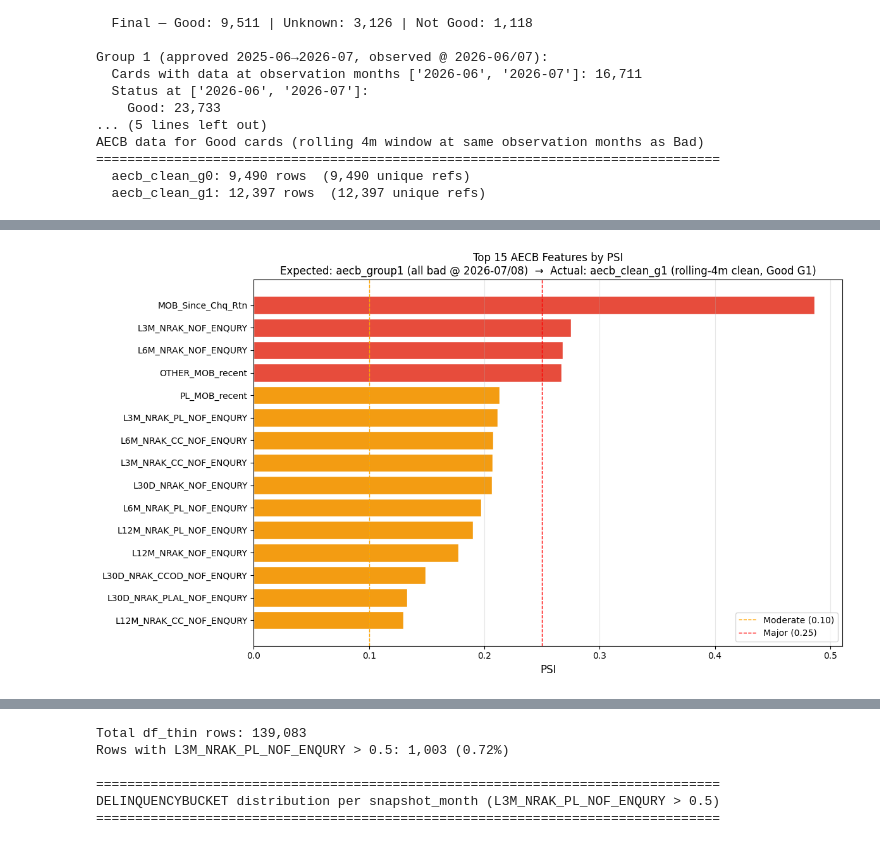
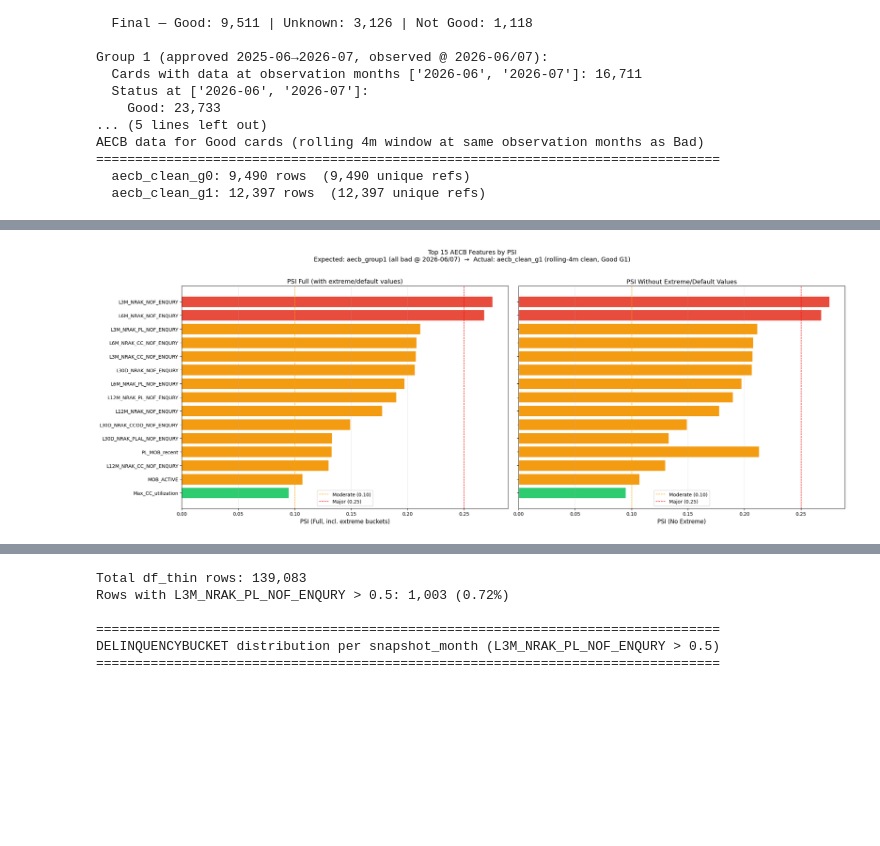
Before and after one commit to zhengzhu-rakbank/credit_card_application_playground, a Jupyter notebook: CC_Approval_AECB_Data_Pull.ipynb, the cells around one changed output, grey strips where cells are left out. Cells and saved outputs as stored; diff of their text form; code cells hidden in the pictures; blank space fills up the shorter version.

```diff
--- a/CC_Approval_AECB_Data_Pull.ipynb
+++ b/CC_Approval_AECB_Data_Pull.ipynb
@@ -811,11 +867,11 @@ refs_group1 = card_to_ref_curr[card_to_ref_curr['CREDITCARDNO'].isin(bad_group1_
 # Filter AECB data for each group
 aecb_group0 = aecb_pd_prev[aecb_pd_prev['Reference_Number'].isin(refs_group0)].copy()
 aecb_group0['group'] = 0
-aecb_group0['group_label'] = 'G0: Bad@2025-07/08 (approved 2024-06→2025-07)'
+aecb_group0['group_label'] = 'G0: Bad@2025-06/07 (approved 2024-06→2025-07)'
 
 aecb_group1 = aecb_pd[aecb_pd['Reference_Number'].isin(refs_group1)].copy()
 aecb_group1['group'] = 1
-aecb_group1['group_label'] = 'G1: Bad@2026-07/08 (approved 2025-06→2026-07)'
+aecb_group1['group_label'] = 'G1: Bad@2026-06/07 (approved 2025-06→2026-07)'
 
 print(f"AECB rows — Group 0: {len(aecb_group0):,} | Group 1: {len(aecb_group1):,}")
 
@@ -881,8 +937,8 @@ colors = ['#e74c3c' if v > 0 else '#2ecc71' for v in top20['mean_pct_change']]
 ax.barh(top20.index, top20['mean_pct_change'], color=colors)
 ax.set_xlabel('Mean % Change (G0 → G1)', fontsize=11)
 ax.set_title('Top 20 Feature Changes (mean % change)\n'
-             'G0: Bad@2025-07/08 approved 2024-06→2025-07  |  '
-             'G1: Bad@2026-07/08 approved 2025-06→2026-07', fontsize=11)
+             'G0: Bad@2025-06/07 approved 2024-06→2025-07  |  '
+             'G1: Bad@2026-06/07 approved 2025-06→2026-07', fontsize=11)
 ax.axvline(0, color='black', linewidth=0.8)
 ax.grid(True, alpha=0.3, axis='x')
 
@@ -1261,36 +1400,30 @@ AECB data for Good cards (rolling 4m window at same observation months as Bad)
 import numpy as np
 import matplotlib.pyplot as plt
 
-def compute_psi(expected, actual, bins=10, eps=1e-4):
-    """PSI between two 1-D arrays using quantile binning on expected."""
-    expected = expected.dropna().values
-    actual   = actual.dropna().values
-    if len(expected) < bins or len(actual) < bins:
-        return np.nan
-    breakpoints = np.unique(np.percentile(expected, np.linspace(0, 100, bins + 1)))
-    if len(breakpoints) <= 1:
-        return np.nan
-    expected_counts = np.histogram(expected, bins=breakpoints)[0] + eps
-    actual_counts   = np.histogram(actual,   bins=breakpoints)[0] + eps
-    expected_pct = expected_counts / expected_counts.sum()
-    actual_pct   = actual_counts   / actual_counts.sum()
-    return np.sum((actual_pct - expected_pct) * np.log(actual_pct / expected_pct))
+
 
 # --- Identify common numeric columns -----------------------------------------
 numeric_cols_all  = set(aecb_group1.select_dtypes(include='number').columns)
 numeric_cols_clean = set(aecb_clean_g1.select_dtypes(include='number').columns)
 common_numeric = sorted(numeric_cols_all & numeric_cols_clean - {'group'})
 
-# --- Compute PSI for every common numeric feature -----------------------------
+# --- Compute PSI (full & no-extreme) for every common numeric feature --------
 psi_results = []
 for col in common_numeric:
-    psi_val = compute_psi(aecb_group1[col], aecb_clean_g1[col], bins=10)
-    psi_results.append({'feature': col, 'PSI': psi_val})
+    res = compute_psi_v2(aecb_group1[col], aecb_clean_g1[col], bins=10,
+                         extreme_thresholds=(99, 999, 9999, -1, -99))
+    psi_results.append({
+        'feature': col,
+        'PSI_full': res['psi_full'],
+        'PSI_no_extreme': res['psi_no_extreme'],
+        'n_extreme_exp': res['n_extreme_exp'],
+        'n_extreme_act': res['n_extreme_act'],
+    })
 
 psi_df_g1 = (
     pd.DataFrame(psi_results)
-    .dropna(subset=['PSI'])
-    .sort_values('PSI', ascending=False)
+    .dropna(subset=['PSI_full'])
+    .sort_values('PSI_full', ascending=False)
     .reset_index(drop=True)
 )
 
@@ -1302,23 +1435,44 @@ print("PSI < 0.10 → No significant shift")
 print("PSI 0.10–0.25 → Moderate shift")
 print("PSI > 0.25 → Major shift")
 print("=" * 60)
+print("PSI_full = including extreme/default buckets")
+print("PSI_no_extreme = excluding extreme/default buckets")
+print("=" * 60)
 display(top15)
 
-# --- Horizontal bar chart -----------------------------------------------------
-top15_plot = top15.sort_values('PSI')
-colors = ['#e74c3c' if v > 0.25 else '#f39c12' if v > 0.10 else '#2ecc71'
-          for v in top15_plot['PSI']]
+# --- Horizontal bar chart: side-by-side Full vs No-Extreme --------------------
+top15_plot = top15.sort_values('PSI_full')
 
-fig, ax = plt.subplots(figsize=(12, 7))
-ax.barh(top15_plot['feature'], top15_plot['PSI'], color=colors, edgecolor='white')
-ax.axvline(0.10, color='orange', linestyle='--', linewidth=1, label='Moderate (0.10)')
-ax.axvline(0.25, color='red',    linestyle='--', linewidth=1, label='Major (0.25)')
-ax.set_xlabel('PSI', fontsize=12)
-ax.set_title('Top 15 AECB Features by PSI\n'
-             'Expected: aecb_group1 (all bad @ 2026-07/08)  →  '
-             'Actual: aecb_clean_g1 (rolling-4m clean, Good G1)', fontsize=12)
-ax.legend(fontsize=10)
-ax.grid(True, alpha=0.3, axis='x')
+fig, axes = plt.subplots(1, 2, figsize=(22, 8), sharey=True)
+
+# Left: PSI_full
+colors_full = ['#e74c3c' if v > 0.25 else '#f39c12' if v > 0.10 else '#2ecc71'
+               for v in top15_plot['PSI_full']]
+axes[0].barh(top15_plot['feature'], top15_plot['PSI_full'],
+             color=colors_full, edgecolor='white')
+axes[0].axvline(0.10, color='orange', linestyle='--', linewidth=1, label='Moderate (0.10)')
+axes[0].axvline(0.25, color='red',    linestyle='--', linewidth=1, label='Major (0.25)')
+axes[0].set_xlabel('PSI (Full, incl. extreme buckets)', fontsize=12)
+axes[0].set_title('PSI Full (with extreme/default values)', fontsize=13)
+axes[0].legend(fontsize=10)
+axes[0].grid(True, alpha=0.3, axis='x')
+
+# Right: PSI_no_extreme
+colors_no = ['#e74c3c' if v > 0.25 else '#f39c12' if v > 0.10 else '#2ecc71'
+             for v in top15_plot['PSI_no_extreme']]
+axes[1].barh(top15_plot['feature'], top15_plot['PSI_no_extreme'],
+             color=colors_no, edgecolor='white')
+axes[1].axvline(0.10, color='orange', linestyle='--', linewidth=1, label='Moderate (0.10)')
+axes[1].axvline(0.25, color='red',    linestyle='--', linewidth=1, label='Major (0.25)')
+axes[1].set_xlabel('PSI (No Extreme)', fontsize=12)
+axes[1].set_title('PSI Without Extreme/Default Values', fontsize=13)
+axes[1].legend(fontsize=10)
+axes[1].grid(True, alpha=0.3, axis='x')
+
+fig.suptitle('Top 15 AECB Features by PSI\n'
+             'Expected: aecb_group1 (all bad @ 2026-06/07)  →  '
+             'Actual: aecb_clean_g1 (rolling-4m clean, Good G1)',
+             fontsize=13, y=1.02)
 plt.tight_layout()
 plt.show()
 # %% [output]
@@ -1347,4 +1504,4 @@ PSI > 0.25 → Major shift
-[figure, old version]
+[figure, new version]
 # %%
 # ============================================================================
 # Histogram + KDE density plot: MOB_Since_Chq_Rtn — Bad G1 vs Good G1
```
Also changed, not shown: parts of 16 cells of this notebook.
